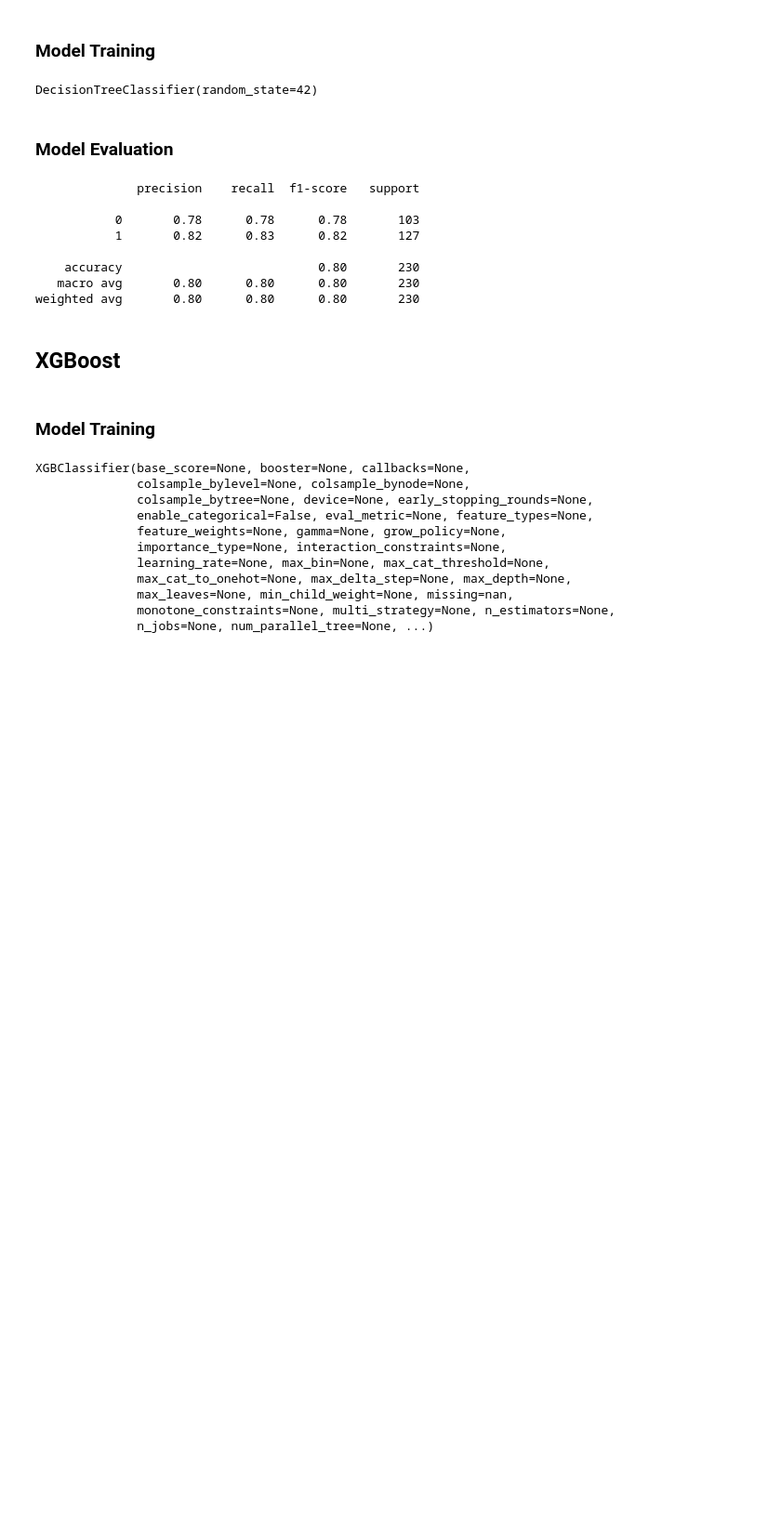
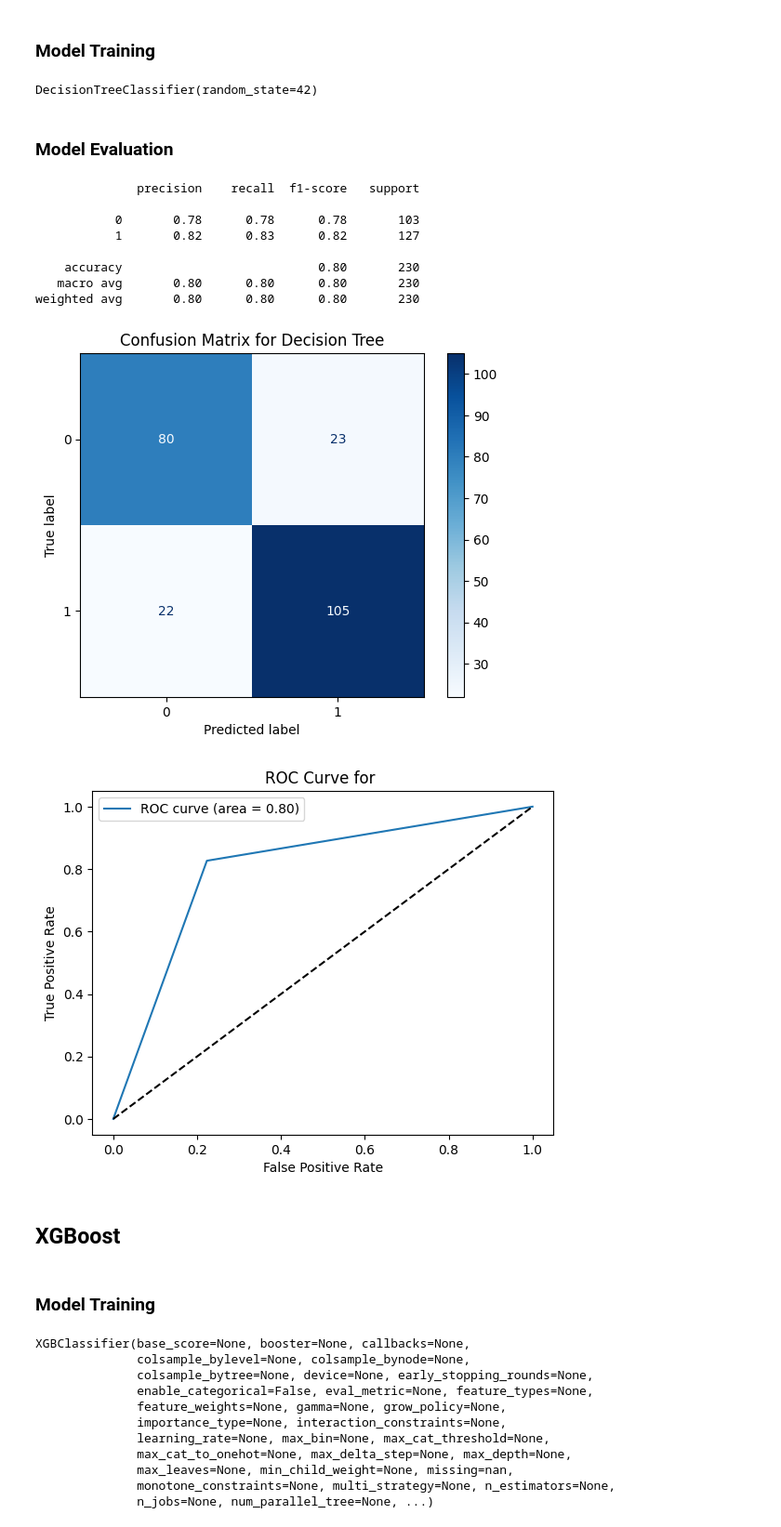
Before and after one commit to Prajwal-Luitel/Heart-Failure-Prediction, a Jupyter notebook: Heart_Disease_Prediction.ipynb, the cells around one changed output. Shown at 93% size. Saved outputs shown, nothing was run; the diff lists cells and outputs as text; code cells hidden in the pictures; blank space fills up the shorter version.

```diff
--- a/Heart_Disease_Prediction.ipynb
+++ b/Heart_Disease_Prediction.ipynb
@@ -260,19 +285,21 @@ decision_tree.fit(X_train, y_train)
 DecisionTreeClassifier(random_state=42)
 # %% [markdown]
 ### Model Evaluation
-# %%
-from sklearn.metrics import classification_report
-y_pred = decision_tree.predict(X_test)
-print(classification_report(y_test, y_pred))
-# %% [output]
-              precision    recall  f1-score   support
-
-           0       0.78      0.78      0.78       103
-           1       0.82      0.83      0.82       127
-
-    accuracy                           0.80       230
-   macro avg       0.80      0.80      0.80       230
-weighted avg       0.80      0.80      0.80       230
+# %%
+y_pred = decision_tree.predict(X_test)
+y_prob = decision_tree.predict_proba(X_test)[:,1]
+generate_evaluation(y_test, y_pred, y_prob, title="Decision Tree")
+# %% [output]
+              precision    recall  f1-score   support
+
+           0       0.78      0.78      0.78       103
+           1       0.82      0.83      0.82       127
+
+    accuracy                           0.80       230
+   macro avg       0.80      0.80      0.80       230
+weighted avg       0.80      0.80      0.80       230
+[figure, added]
+[figure, added]
 # %% [markdown]
 ## XGBoost
 # %% [markdown]
```
Also changed, not shown: parts of 14 cells of this notebook.
